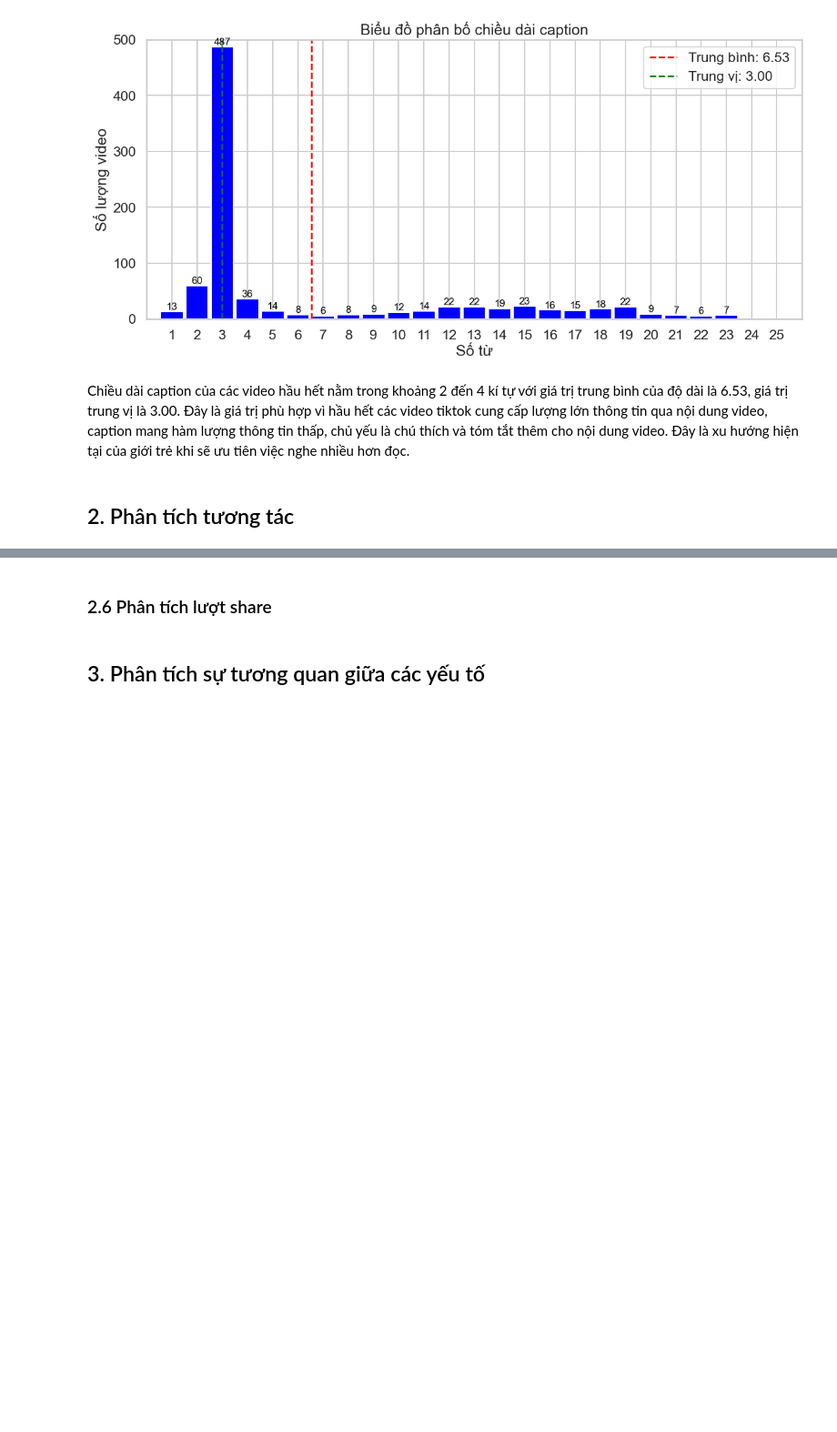
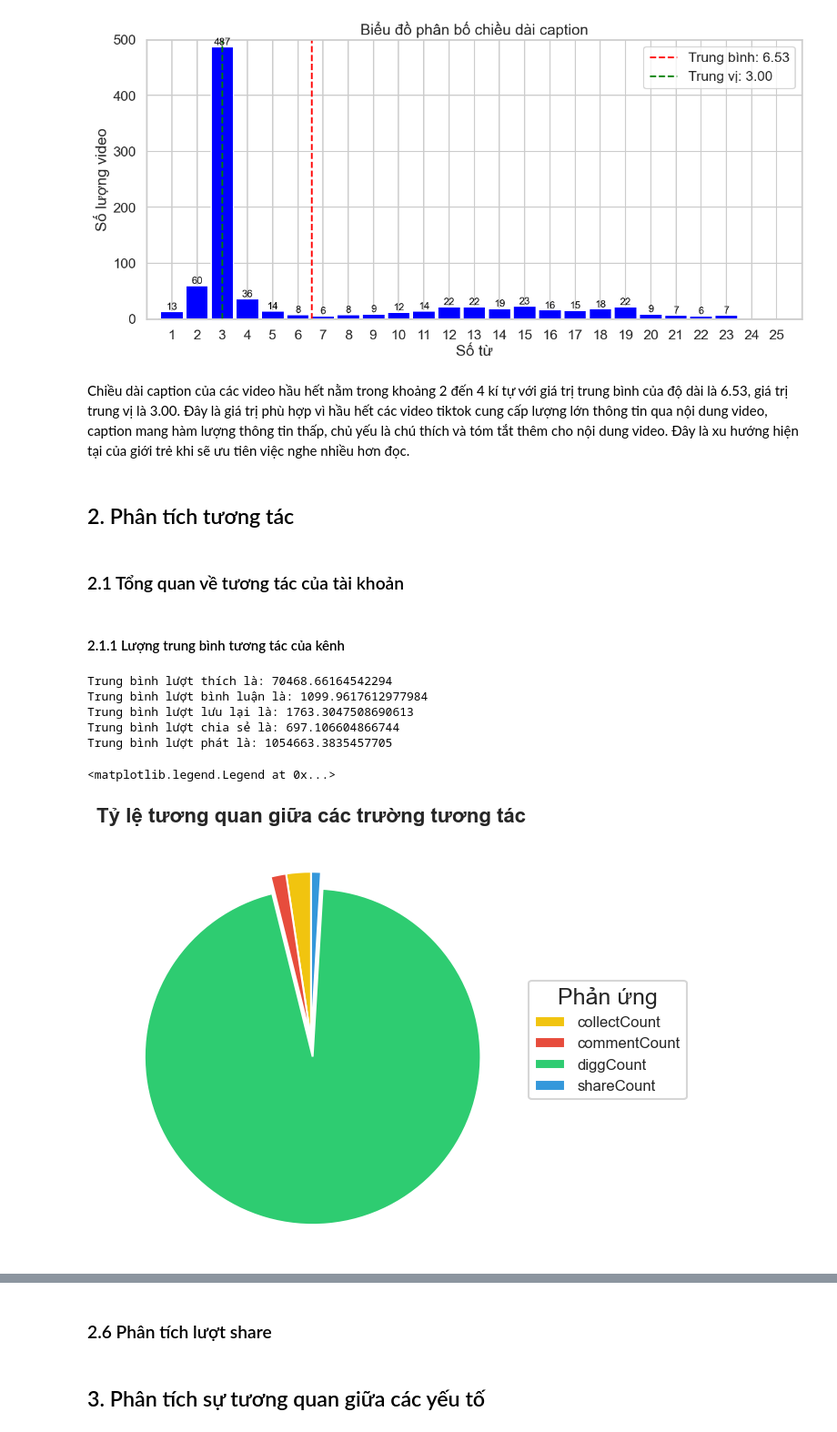
Before and after one commit to dattotien/Tiktok_profile, a Jupyter notebook: BTL.ipynb, the cells around one changed output, grey strips where cells are left out. Shown at 91% size. Cells and saved outputs as stored; diff of their text form; code cells hidden in the pictures; blank space fills up the shorter version.

```diff
--- a/BTL.ipynb
+++ b/BTL.ipynb
@@ -858,3 +936,44 @@ plt.show()
 Chiều dài caption của các video hầu hết nằm trong khoảng 2 đến 4 kí tự với giá trị trung bình của độ dài là 6.53, giá trị trung vị là 3.00. Đây là giá trị phù hợp vì hầu hết các video tiktok cung cấp lượng lớn thông tin qua nội dung video, caption mang hàm lượng thông tin thấp, chủ yếu là chú thích và tóm tắt thêm cho nội dung video. Đây là xu hướng hiện tại của giới trẻ khi sẽ ưu tiên việc nghe nhiều hơn đọc.
 # %% [markdown]
 ## 2. Phân tích tương tác
+# %% [markdown]
+### 2.1 Tổng quan về tương tác của tài khoản
+# %% [markdown]
+#### 2.1.1 Lượng trung bình tương tác của kênh
+# %%
+print('Trung bình lượt thích là: ' + str(read_df['diggCount'].mean()))
+print('Trung bình lượt bình luận là: ' + str(read_df['commentCount'].mean()))
+print('Trung bình lượt lưu lại là: ' + str(read_df['collectCount'].mean()))
+print('Trung bình lượt chia sẻ là: ' + str(read_df['shareCount'].mean()))
+print('Trung bình lượt phát là: ' + str(read_df['playCount'].mean()))
+# %% [output]
+Trung bình lượt thích là: 70468.66164542294
+Trung bình lượt bình luận là: 1099.9617612977984
+Trung bình lượt lưu lại là: 1763.3047508690613
+Trung bình lượt chia sẻ là: 697.106604866744
+Trung bình lượt phát là: 1054663.3835457705
+# %%
+reaction_count = read_df[['collectCount', 'commentCount', 'diggCount', 'shareCount']].copy()
+
+reactions = ['collectCount', 'commentCount', 'diggCount', 'shareCount']
+
+read_df['ReactionCount'] = read_df['collectCount'] + read_df['commentCount'] + read_df['diggCount'] + read_df['shareCount']
+
+reaction_sum = [read_df['collectCount'].sum(), read_df['commentCount'].sum(), read_df['diggCount'].sum(), read_df['shareCount'].sum() ]
+
+mycolor = ['#f1c40f', '#e74c3c', '#2ecc71', '#3498db']
+plt.figure(figsize=(18, 6))
+explode = (0, 0, 0.1, 0)
+plt.pie(reaction_sum,
+        colors=mycolor,
+        startangle=90,
+        explode=explode)
+plt.title('Tỷ lệ tương quan giữa các trường tương tác', fontsize=16, fontweight='bold')
+plt.legend(reactions,
+           title="Phản ứng",
+           loc="center left",
+           bbox_to_anchor=(1, 0.5),
+           fontsize=12)
+# %% [output]
+<matplotlib.legend.Legend at 0x...>
+[figure, added]
```
Also changed, not shown: parts of 20 cells of this notebook.
